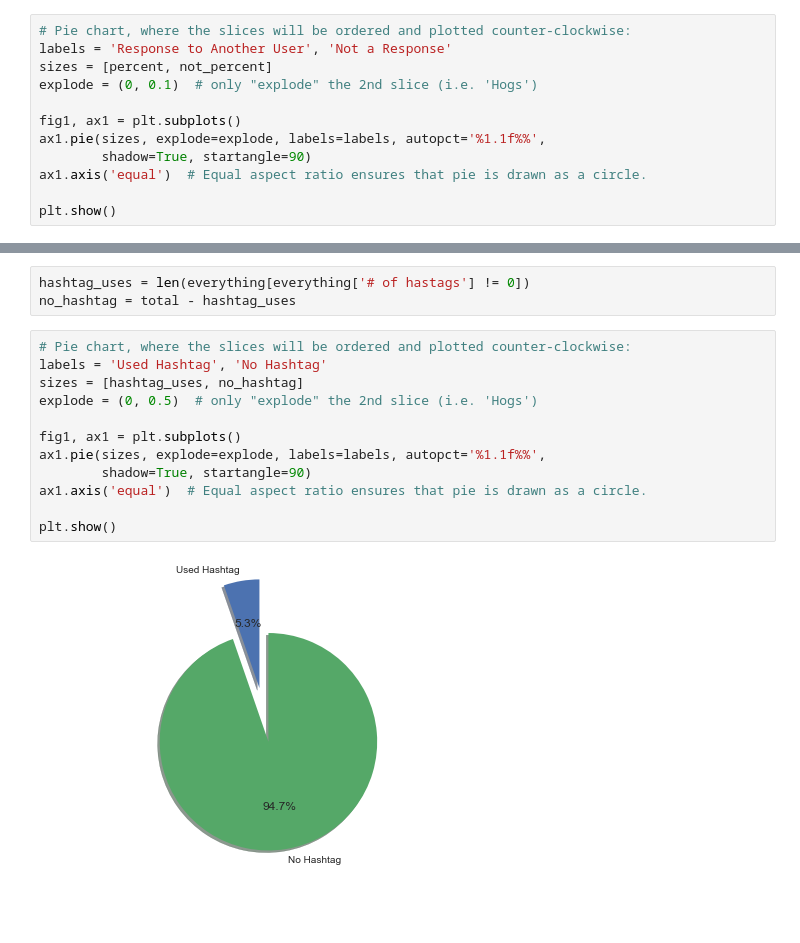
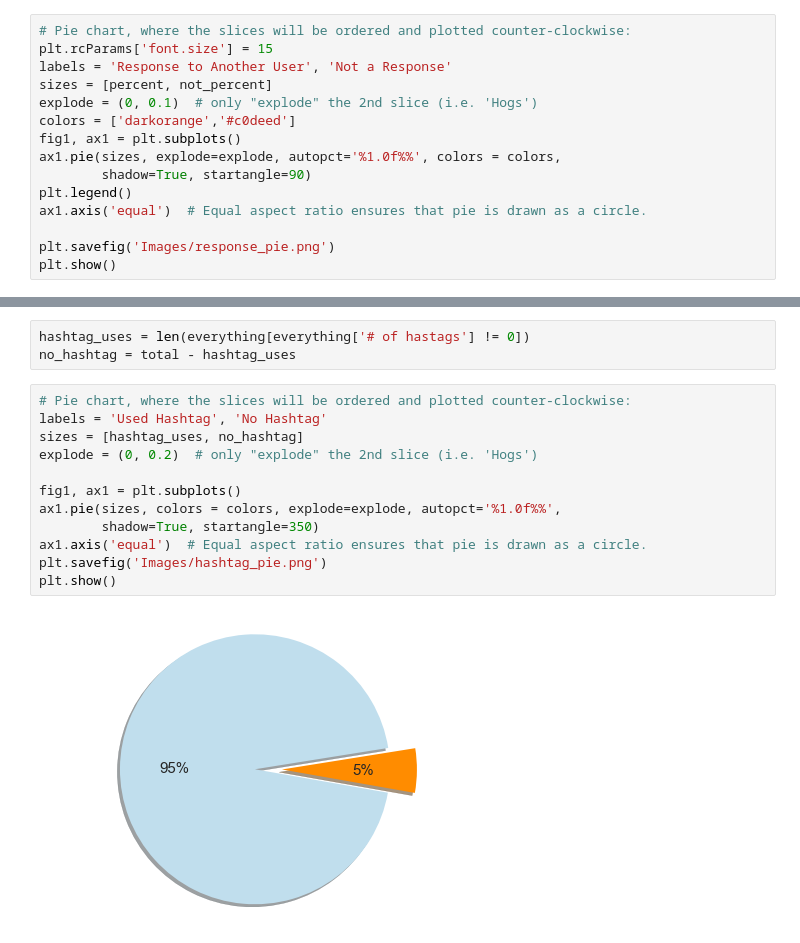
Before and after one commit to sharanyavb/hatin-on-twitter, a Jupyter notebook: pie charts.ipynb, the cells around one changed output, grey strips where cells are left out. Cells and saved outputs as stored; diff of their text form; blank space fills up the shorter version.

```diff
--- a/pie charts.ipynb
+++ b/pie charts.ipynb
@@ -67,14 +67,17 @@ avg_hashtag
 0.08766564729867482
 # %%
 # Pie chart, where the slices will be ordered and plotted counter-clockwise:
+plt.rcParams['font.size'] = 15
 labels = 'Response to Another User', 'Not a Response'
 sizes = [percent, not_percent]
 explode = (0, 0.1)  # only "explode" the 2nd slice (i.e. 'Hogs')
-
+colors = ['darkorange','#c0deed']
 fig1, ax1 = plt.subplots()
-ax1.pie(sizes, explode=explode, labels=labels, autopct='%1.1f%%',
+ax1.pie(sizes, explode=explode, autopct='%1.0f%%', colors = colors,
         shadow=True, startangle=90)
+plt.legend()
 ax1.axis('equal')  # Equal aspect ratio ensures that pie is drawn as a circle.
 
+plt.savefig('Images/response_pie.png')
 plt.show()
 # %% [output]
@@ -85,14 +88,14 @@ no_hashtag = total - hashtag_uses
 # %%
 # Pie chart, where the slices will be ordered and plotted counter-clockwise:
 labels = 'Used Hashtag', 'No Hashtag'
 sizes = [hashtag_uses, no_hashtag]
-explode = (0, 0.5)  # only "explode" the 2nd slice (i.e. 'Hogs')
+explode = (0, 0.2)  # only "explode" the 2nd slice (i.e. 'Hogs')
 
 fig1, ax1 = plt.subplots()
-ax1.pie(sizes, explode=explode, labels=labels, autopct='%1.1f%%',
-        shadow=True, startangle=90)
+ax1.pie(sizes, colors = colors, explode=explode, autopct='%1.0f%%',
+        shadow=True, startangle=350)
 ax1.axis('equal')  # Equal aspect ratio ensures that pie is drawn as a circle.
-
+plt.savefig('Images/hashtag_pie.png')
 plt.show()
 # %% [output]
-[figure, old version]
+[figure, new version]
```
Also changed, not shown: parts of 1 cell of this notebook, 3 other files.
